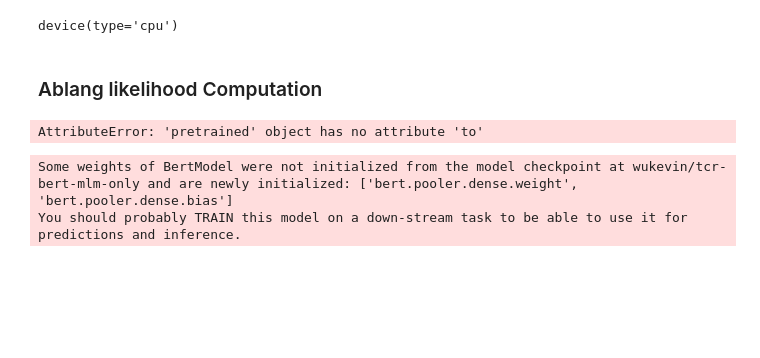
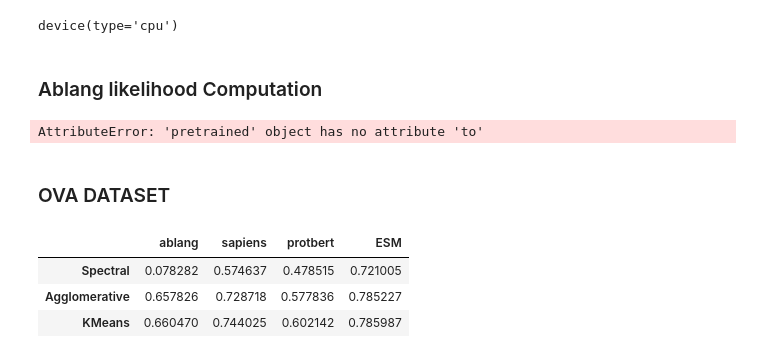
Before and after one commit to anamaysamant/PLM_anamay, a Jupyter notebook: scripts/Playing.ipynb, the cells around one changed output. Cells and saved outputs as stored; diff of their text form; code cells hidden in the pictures; blank space fills up the shorter version.

```diff
--- a/scripts/Playing.ipynb
+++ b/scripts/Playing.ipynb
@@ -269,8 +269,3 @@ class TCRBert():
             embeddings.append(output.tolist())
 
         pd.DataFrame(embeddings).to_csv("outfiles/"+self.file+"/embeddings.csv")
-# %%
-tcrbert = TCRBert()
-# %% [output]
-Some weights of BertModel were not initialized from the model checkpoint at wukevin/tcr-bert-mlm-only and are newly initialized: ['bert.pooler.dense.weight', 'bert.pooler.dense.bias']
-You should probably TRAIN this model on a down-stream task to be able to use it for predictions and inference.
@@ -276,0 +375,9 @@ You should probably TRAIN this model on a down-stream task to be able to use it
+# %% [markdown]
+### OVA DATASET
+# %%
+avg_ARI_df
+# %% [output]
+|  | ablang | sapiens | protbert | ESM |
+| Spectral | 0.078282 | 0.574637 | 0.478515 | 0.721005 |
+| Agglomerative | 0.657826 | 0.728718 | 0.577836 | 0.785227 |
+| KMeans | 0.660470 | 0.744025 | 0.602142 | 0.785987 |
```
Also changed, not shown: parts of 4 cells of this notebook, 16 other files.
